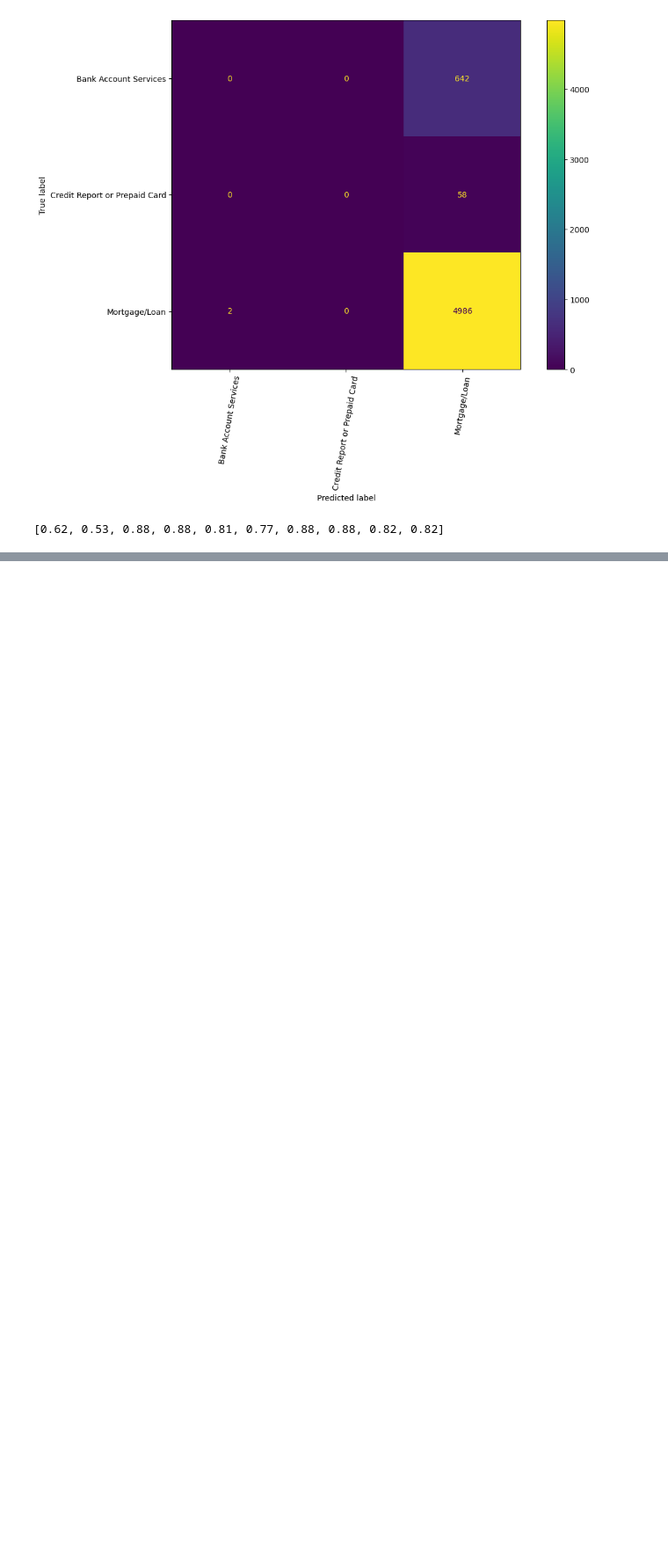
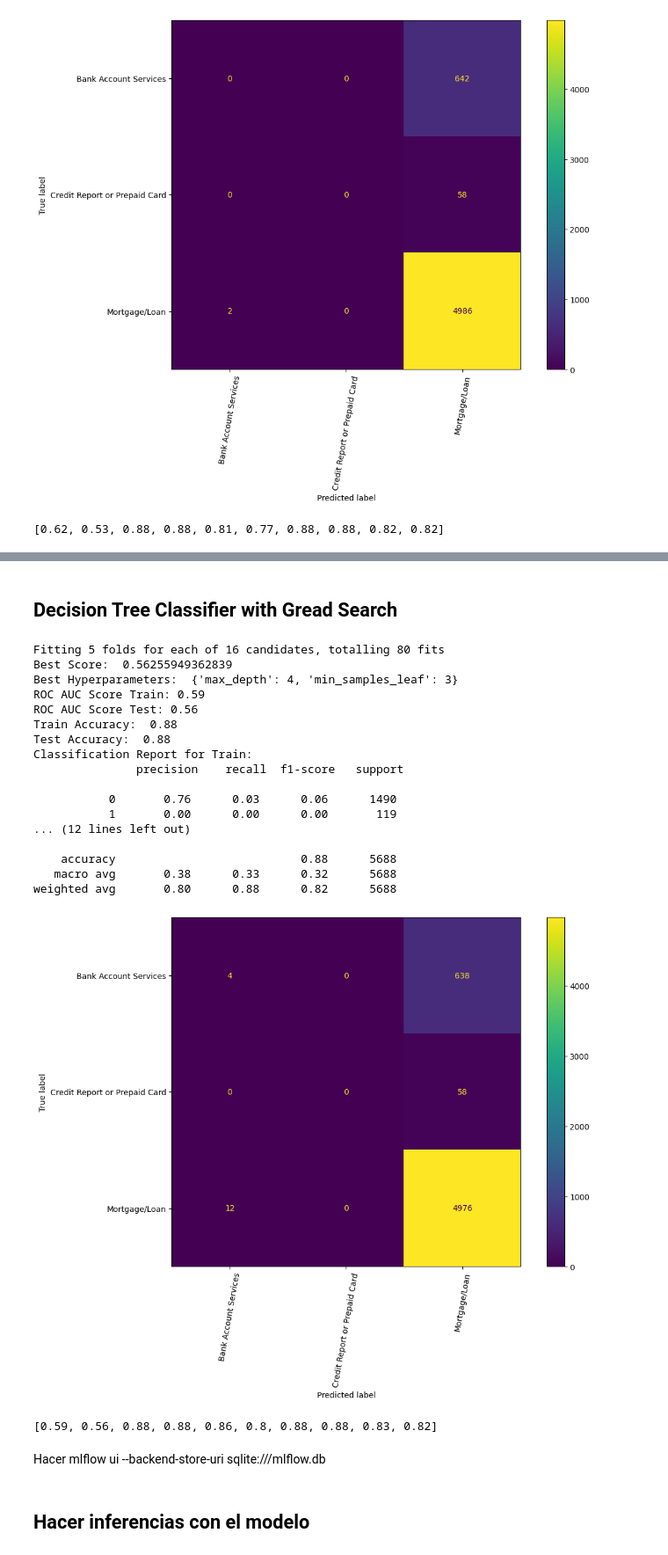
Before and after one commit to electrojam/Curso-de-MLOPS-Despliegue-de-Modelos-de-Machine-Learning, a Jupyter notebook: tracking/tracking_data_tickets_baseline.ipynb, the cells around one changed output, grey strips where cells are left out. Shown: that part at 88% size. Cells and saved outputs as stored; diff of their text form; code cells hidden in the pictures; blank space fills up the shorter version.

```diff
--- a/tracking/tracking_data_tickets_baseline.ipynb
+++ b/tracking/tracking_data_tickets_baseline.ipynb
@@ -337,0 +483,45 @@ weighted avg       0.77      0.88      0.82      5688
+# %% [markdown]
+## Decision Tree Classifier with Gread Search
+# %%
+# decis|on tree classifier with grid search
+dtc_cv = DecisionTreeClassifier(random_state=40)
+dtc_params = {
+    'max_depth': [2,3,4,5],
+    'min_samples_leaf': [2,3,4,7]
+}
+
+grid_search_dtc = grid_search(dtc_cv, folds, dtc_params, scoring='roc_auc_ovr')
+grid_search_dtc.fit(X_train, y_train)
+print_best_score_params(grid_search_dtc)
+display_classification_report(grid_search_dtc,
+                              name_model="DecisionTreeClassifierCV",
+                              developer="Maria",
+                              X_train=X_train,
+                              X_test=X_test,
+                              y_train=y_train,
+                              y_test=y_test,
+                              use_cv=True)
+# %% [output]
+Fitting 5 folds for each of 16 candidates, totalling 80 fits
+Best Score:  0.56255949362839
+Best Hyperparameters:  {'max_depth': 4, 'min_samples_leaf': 3}
+ROC AUC Score Train: 0.59
+ROC AUC Score Test: 0.56
+Train Accuracy:  0.88
+Test Accuracy:  0.88
+Classification Report for Train:
+               precision    recall  f1-score   support
+
+           0       0.76      0.03      0.06      1490
+           1       0.00      0.00      0.00       119
+... (12 lines left out)
+
+    accuracy                           0.88      5688
+   macro avg       0.38      0.33      0.32      5688
+weighted avg       0.80      0.88      0.82      5688
+[figure, added]
+[0.59, 0.56, 0.88, 0.88, 0.86, 0.8, 0.88, 0.88, 0.83, 0.82]
+# %% [markdown]
+Hacer mlflow ui --backend-store-uri sqlite:///mlflow.db
+# %% [markdown]
+## Hacer inferencias con el modelo
```
Also changed, not shown: parts of 19 cells of this notebook.
